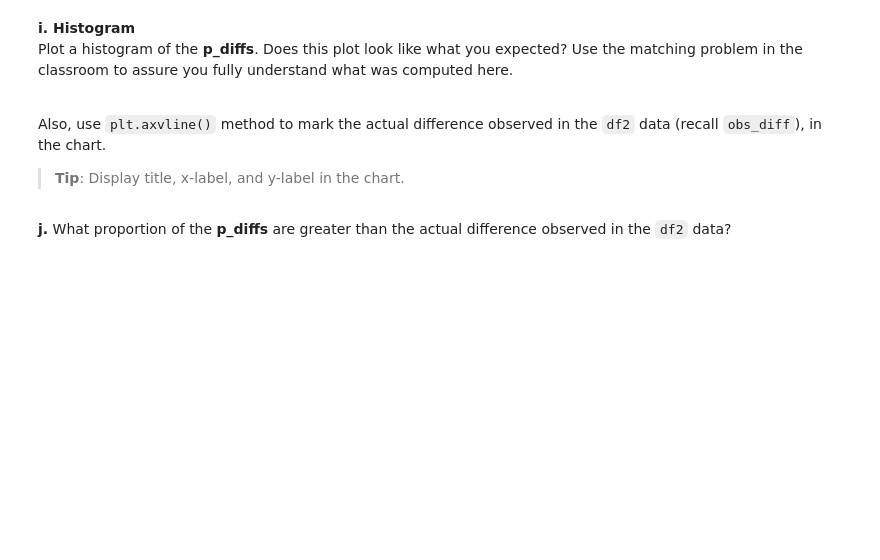
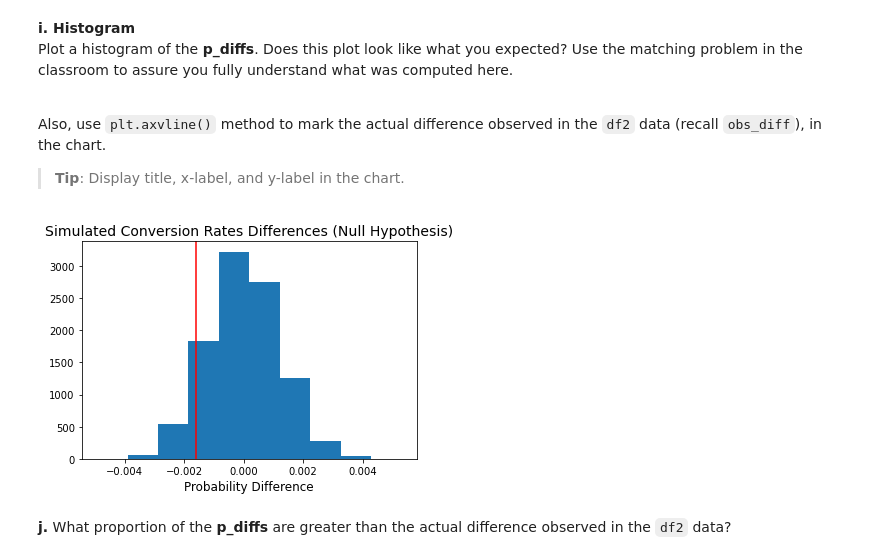
Before and after one commit to tunji-dev/Udacity_Data_Analyst_Nanodegree, a Jupyter notebook: project_3_Analyze_AB_Test_Results/Analyze_ab_test_results_notebook.ipynb, the cells around one changed output. Saved outputs shown, nothing was run; the diff lists cells and outputs as text; code cells hidden in the pictures; blank space fills up the shorter version.

```diff
--- a/project_3_Analyze_AB_Test_Results/Analyze_ab_test_results_notebook.ipynb
+++ b/project_3_Analyze_AB_Test_Results/Analyze_ab_test_results_notebook.ipynb
@@ -325,6 +325,14 @@ Plot a histogram of the **p_diffs**.  Does this plot look like what you expected
 Also, use `plt.axvline()` method to mark the actual difference observed  in the `df2` data (recall `obs_diff`), in the chart.
 
 >**Tip**: Display title, x-label, and y-label in the chart.
+# %%
+p_diffs = np.array(p_diffs)
+plt.hist(p_diffs)
+plt.title("Simulated Conversion Rates Differences (Null Hypothesis)", fontsize=14)
+plt.xlabel("Probability Difference", fontsize=12)
+plt.axvline(obs_diff, color='r');
+# %% [output]
+[figure, added]
 # %% [markdown]
 **j.** What proportion of the **p_diffs** are greater than the actual difference observed in the `df2` data?
 # %% [markdown]
```
